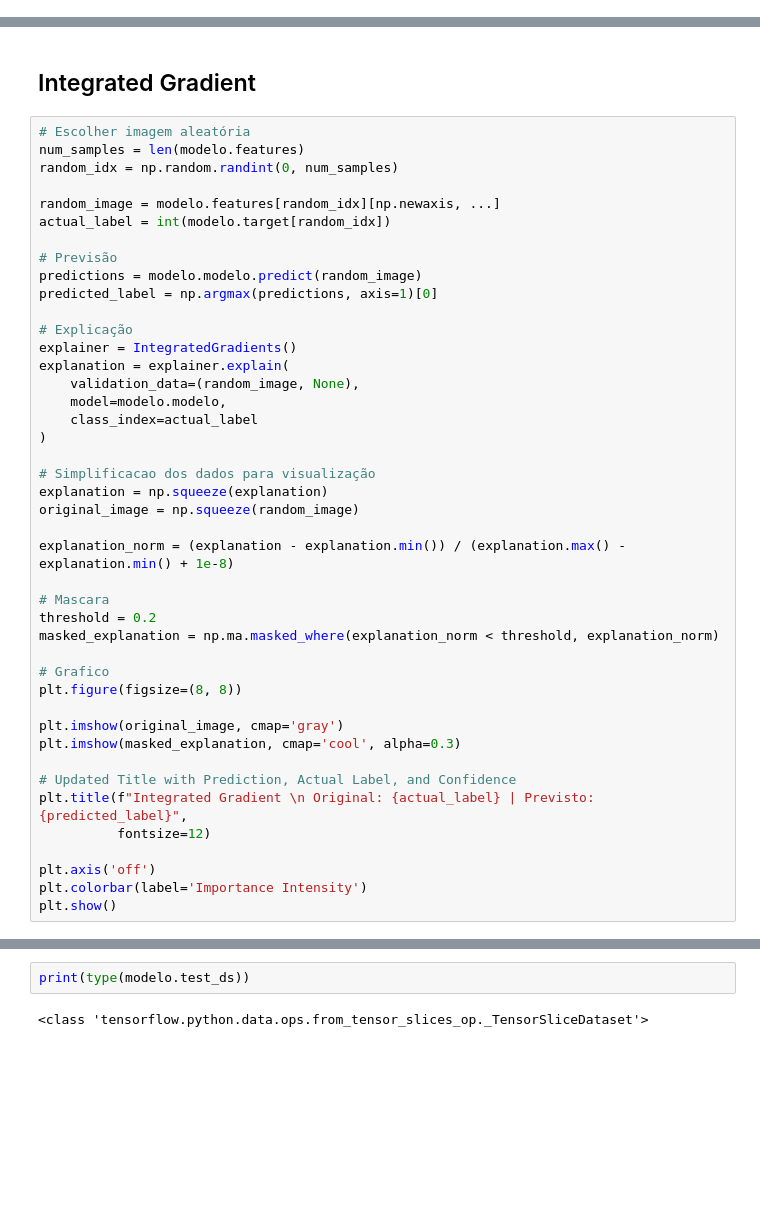
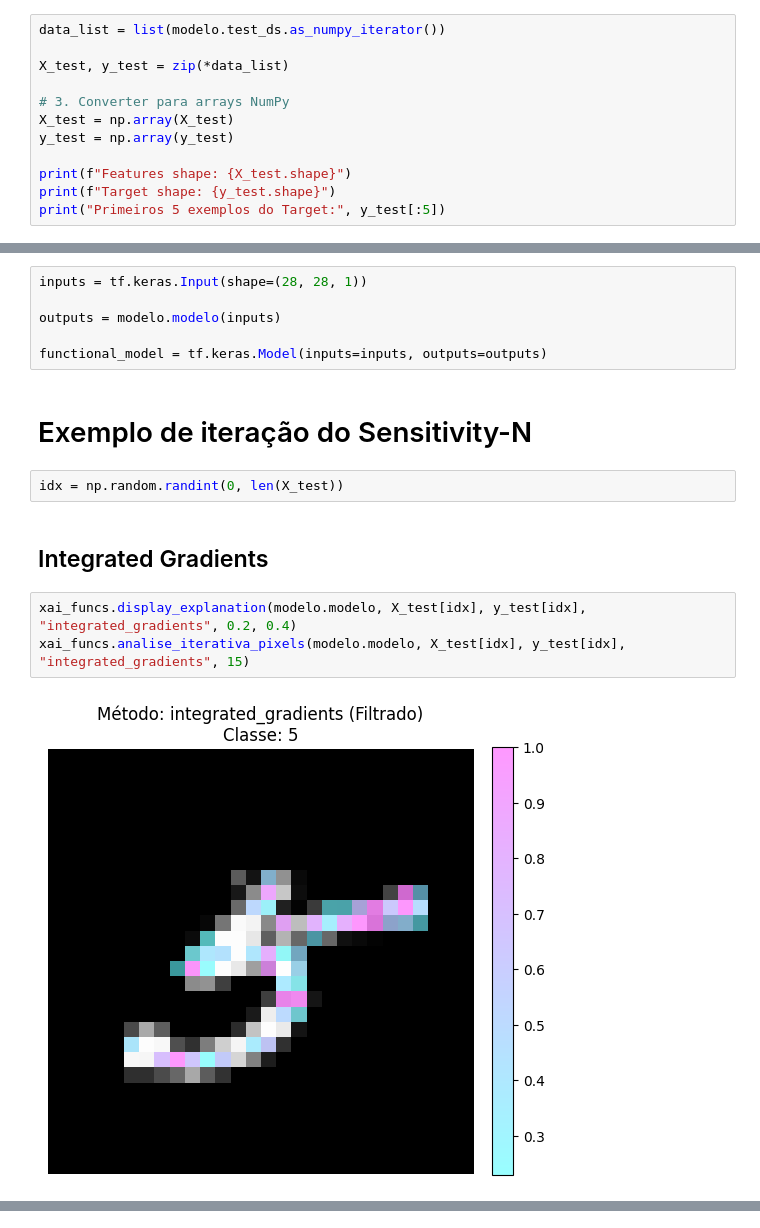
Before and after one commit to rafaelantunes04/Trabalho-Pratico-Interpretabilidade-e-Causalidade, a Jupyter notebook: Sensitivity-N.ipynb, the cells around one changed output, grey strips where cells are left out. Cells and saved outputs as stored; diff of their text form; blank space fills up the shorter version.

```diff
--- a/Sensitivity-N.ipynb
+++ b/Sensitivity-N.ipynb
@@ -25,0 +31,12 @@ Precisão: 0.9944285750389099
+# %%
+data_list = list(modelo.test_ds.as_numpy_iterator())
+
+X_test, y_test = zip(*data_list)
+
+# 3. Converter para arrays NumPy
+X_test = np.array(X_test)
+y_test = np.array(y_test)
+
+print(f"Features shape: {X_test.shape}")
+print(f"Target shape: {y_test.shape}")
+print("Primeiros 5 exemplos do Target:", y_test[:5])
@@ -26,46 +49,17 @@ Precisão: 0.9944285750389099
+# %%
+inputs = tf.keras.Input(shape=(28, 28, 1))
+
+outputs = modelo.modelo(inputs)
+
+functional_model = tf.keras.Model(inputs=inputs, outputs=outputs)
 # %% [markdown]
-## Integrated Gradient
+# Exemplo de iteração do Sensitivity-N
+# %%
+idx = np.random.randint(0, len(X_test))
+# %% [markdown]
+## Integrated Gradients
 # %%
-# Escolher imagem aleatória
-num_samples = len(modelo.features)
-random_idx = np.random.randint(0, num_samples)
-
-random_image = modelo.features[random_idx][np.newaxis, ...]
-actual_label = int(modelo.target[random_idx])
-
-# Previsão
-predictions = modelo.modelo.predict(random_image)
-predicted_label = np.argmax(predictions, axis=1)[0]
-
-# Explicação
-explainer = IntegratedGradients()
-explanation = explainer.explain(
-    validation_data=(random_image, None),
-    model=modelo.modelo,
-    class_index=actual_label
-)
-
-# Simplificacao dos dados para visualização
-explanation = np.squeeze(explanation)
-original_image = np.squeeze(random_image)
-
-explanation_norm = (explanation - explanation.min()) / (explanation.max() - explanation.min() + 1e-8)
-
-# Mascara
-threshold = 0.2
-masked_explanation = np.ma.masked_where(explanation_norm < threshold, explanation_norm)
-
-# Grafico
-plt.figure(figsize=(8, 8))
-
-plt.imshow(original_image, cmap='gray')
-plt.imshow(masked_explanation, cmap='cool', alpha=0.3)
-
-# Updated Title with Prediction, Actual Label, and Confidence
-plt.title(f"Integrated Gradient \n Original: {actual_label} | Previsto: {predicted_label}",
-          fontsize=12)
-
-plt.axis('off')
-plt.colorbar(label='Importance Intensity')
-plt.show()
+xai_funcs.display_explanation(modelo.modelo, X_test[idx], y_test[idx], "integrated_gradients", 0.2, 0.4)
+xai_funcs.analise_iterativa_pixels(modelo.modelo, X_test[idx], y_test[idx], "integrated_gradients", 15)
 # %% [output]
+[figure, new version]
@@ -74,4 +77,0 @@ plt.show()
-# %%
-print(type(modelo.test_ds))
-# %% [output]
-<class 'tensorflow.python.data.ops.from_tensor_slices_op._TensorSliceDataset'>
```
Also changed, not shown: parts of 24 cells of this notebook, 9 other files.
